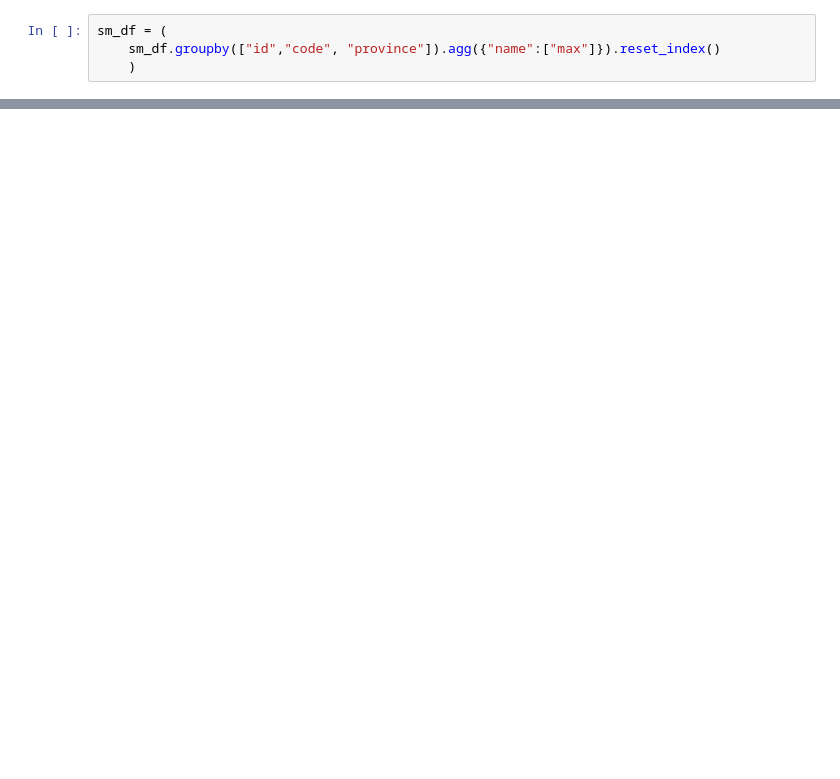
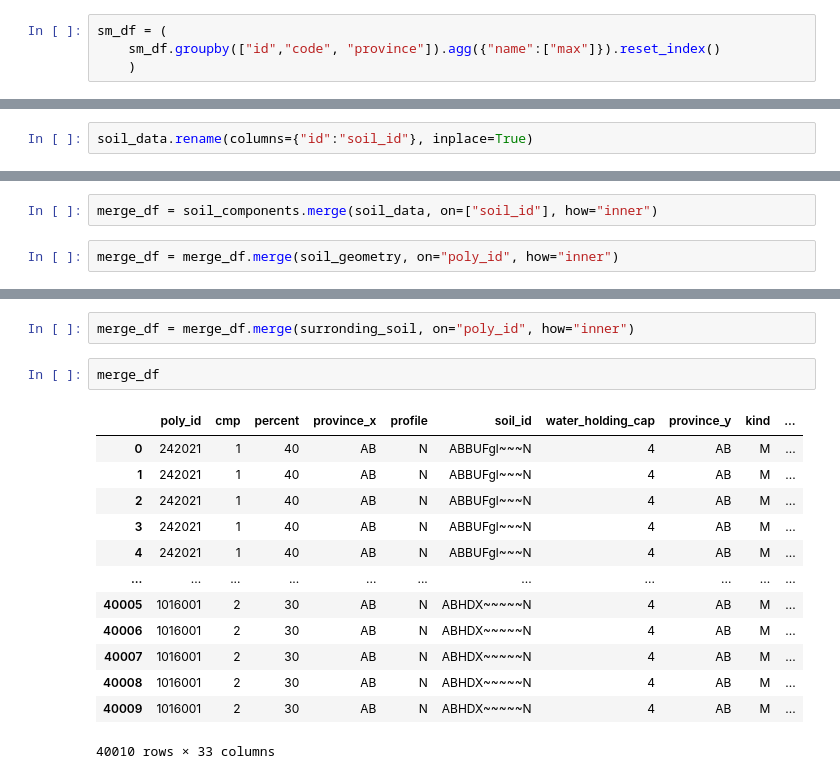
Before and after one commit to ChromaticPanic/CGC_Grain_Outcome_Predictions, a Jupyter notebook: src/importSoil/soilaggregation.ipynb, the cells around one changed output, grey strips where cells are left out. Cells and saved outputs as stored; diff of their text form; blank space fills up the shorter version.

```diff
--- a/src/importSoil/soilaggregation.ipynb
+++ b/src/importSoil/soilaggregation.ipynb
@@ -46,0 +187,2 @@ queryHandler.createAggSoilMoistureTableReq(db)
+# %%
+soil_data.rename(columns={"id":"soil_id"}, inplace=True)
@@ -46,0 +210,4 @@ queryHandler.createAggSoilMoistureTableReq(db)
+# %%
+merge_df = soil_components.merge(soil_data, on=["soil_id"], how="inner")
+# %%
+merge_df = merge_df.merge(soil_geometry, on="poly_id", how="inner")
@@ -46,0 +230,18 @@ queryHandler.createAggSoilMoistureTableReq(db)
+# %%
+merge_df = merge_df.merge(surronding_soil, on="poly_id", how="inner")
+# %%
+merge_df
+# %% [output]
+|  | poly_id | cmp | percent | province_x | profile | soil_id | water_holding_cap | province_y | kind | ... |
+| 0 | 242021 | 1 | 40 | AB | N | ABBUFgl~~~N | 4 | AB | M | ... |
+| 1 | 242021 | 1 | 40 | AB | N | ABBUFgl~~~N | 4 | AB | M | ... |
+| 2 | 242021 | 1 | 40 | AB | N | ABBUFgl~~~N | 4 | AB | M | ... |
+| 3 | 242021 | 1 | 40 | AB | N | ABBUFgl~~~N | 4 | AB | M | ... |
+| 4 | 242021 | 1 | 40 | AB | N | ABBUFgl~~~N | 4 | AB | M | ... |
+| ... | ... | ... | ... | ... | ... | ... | ... | ... | ... | ... |
+| 40005 | 1016001 | 2 | 30 | AB | N | ABHDX~~~~~N | 4 | AB | M | ... |
+| 40006 | 1016001 | 2 | 30 | AB | N | ABHDX~~~~~N | 4 | AB | M | ... |
+| 40007 | 1016001 | 2 | 30 | AB | N | ABHDX~~~~~N | 4 | AB | M | ... |
+| 40008 | 1016001 | 2 | 30 | AB | N | ABHDX~~~~~N | 4 | AB | M | ... |
+| 40009 | 1016001 | 2 | 30 | AB | N | ABHDX~~~~~N | 4 | AB | M | ... |
+40010 rows × 33 columns
```
Also changed, not shown: parts of 22 cells of this notebook.
